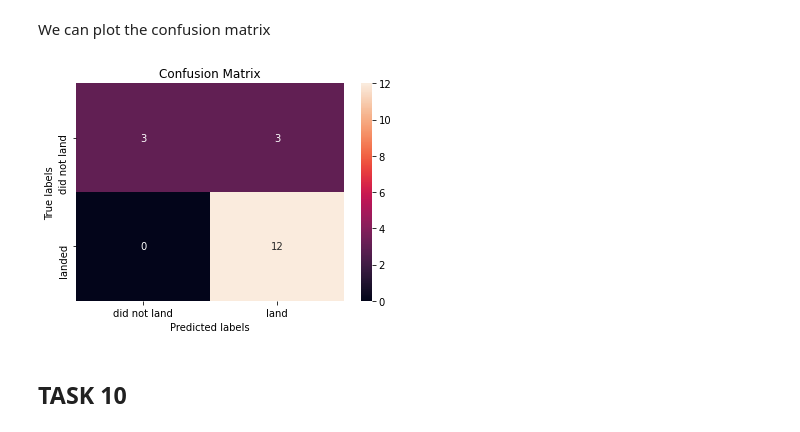
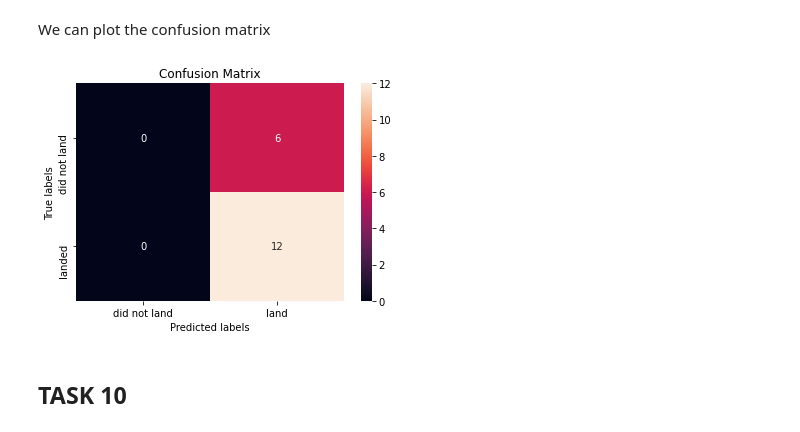
Before and after one commit to kchaubc/applieddatasciencecapstone, a Jupyter notebook: Machine Learning Prediction.ipynb, the cells around one changed output. Drawn from its saved outputs; the diff is of its cells as text; code cells hidden in the pictures.

```diff
--- a/Machine Learning Prediction.ipynb
+++ b/Machine Learning Prediction.ipynb
@@ -257,10 +257,10 @@ accuracy:  0.7777777777777778
 # %% [markdown]
 We can plot the confusion matrix
 # %%
-yhat = svm_cv.predict(X_test)
+yhat = tree_cv.predict(X_test)
 plot_confusion_matrix(Y_test,yhat)
 # %% [output]
-[figure, old version]
+[figure, new version]
 # %% [markdown]
 ## TASK  10
 # %% [markdown]
```
Also changed, not shown: parts of 3 cells of this notebook.
